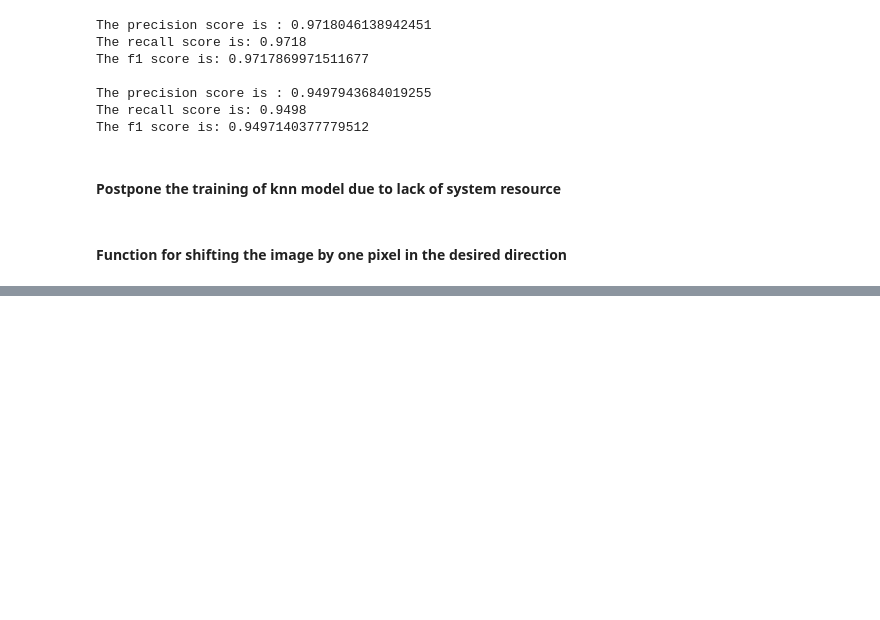
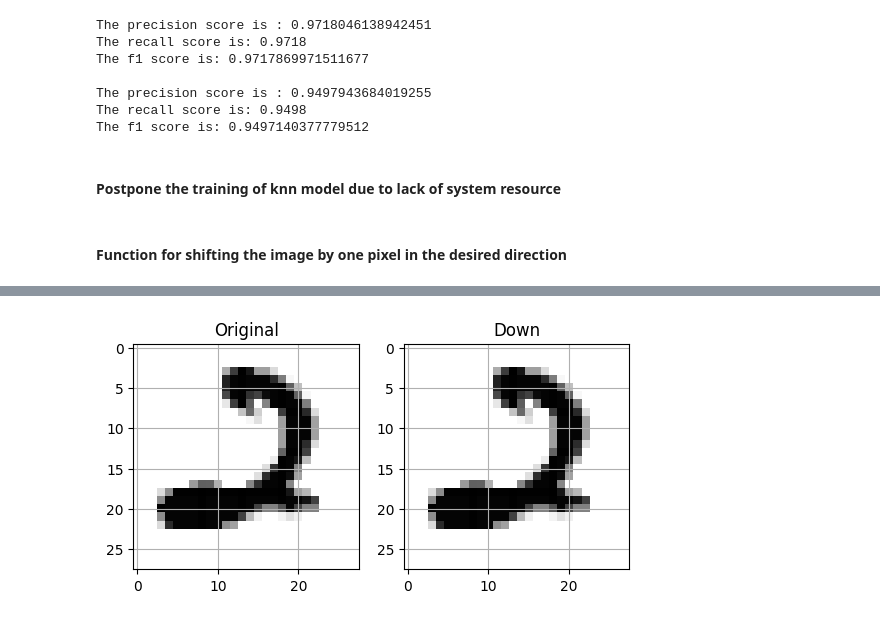
Before and after one commit to Ashmit-1/classificationDigits, a Jupyter notebook: classification.ipynb, the cells around one changed output, grey strips where cells are left out. Saved outputs shown, nothing was run; the diff lists cells and outputs as text; code cells hidden in the pictures; blank space fills up the shorter version.

```diff
--- a/classification.ipynb
+++ b/classification.ipynb
@@ -774,0 +815,10 @@ plt.show()
+# %%
+fig7 = plt.subplot(1, 2, 1)
+fig7.set_title("Original")
+show_image(X_train[1010], True)
+
+fig8 = plt.subplot(1, 2, 2)
+fig8.set_title("Down")
+show_image(new_array_down[1010], True)
+# %% [output]
+[figure, added]
```
Also changed, not shown: parts of 5 cells of this notebook.
